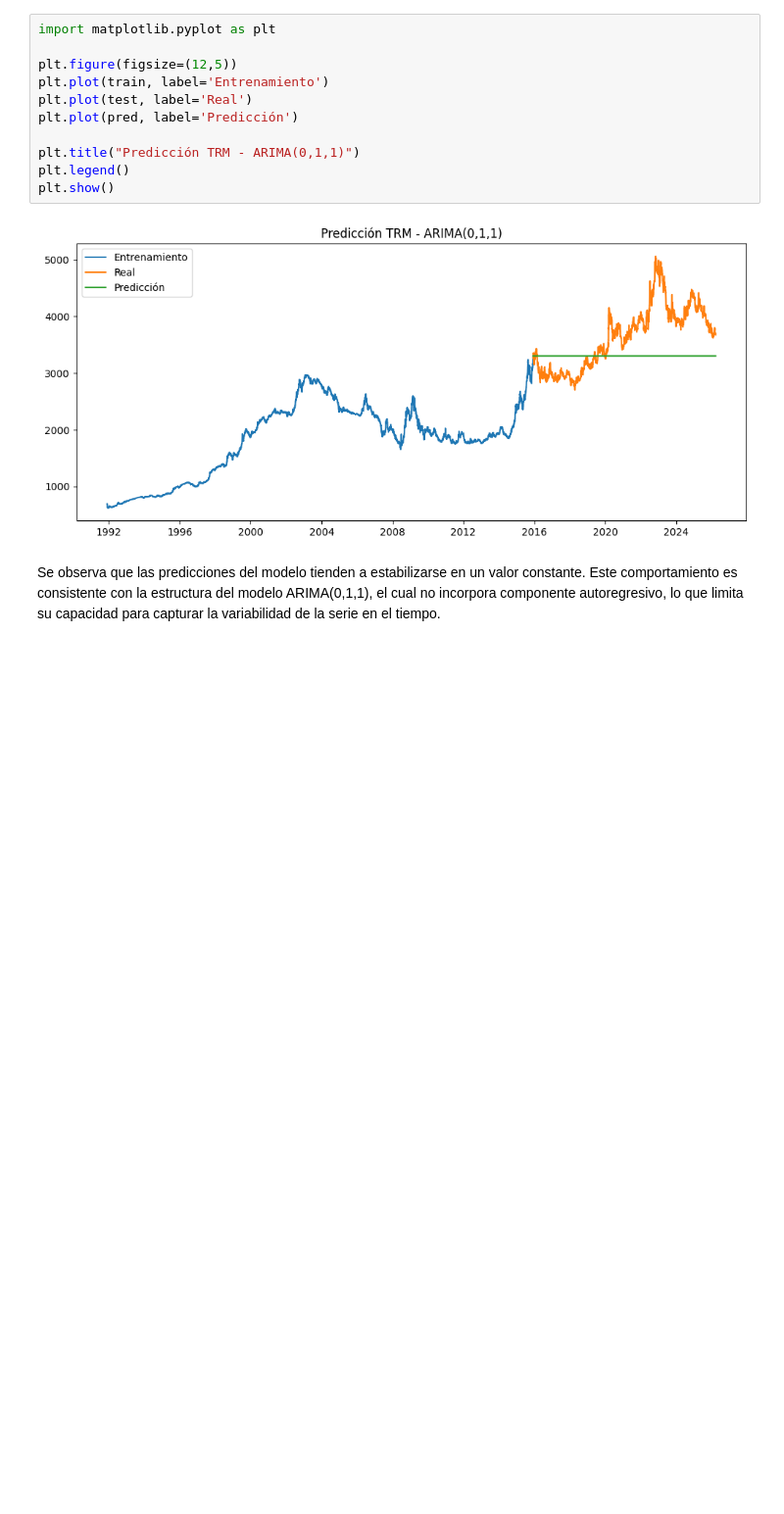
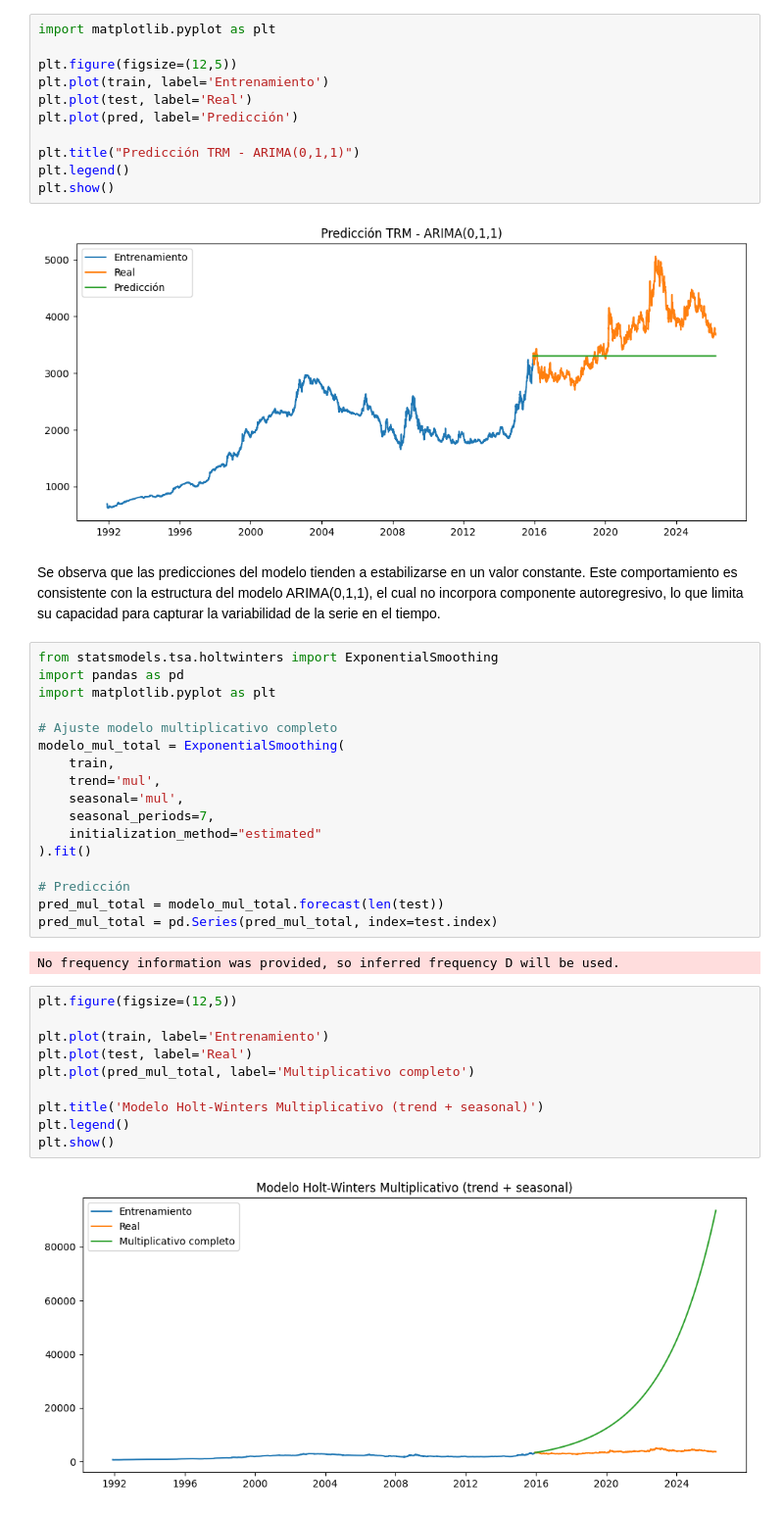
Before and after one commit to carlosvasquez3/M.Sc.-in-Data-Science, a Jupyter notebook: Estadística/TRM.ipynb, the cells around one changed output. Shown at 98% size. Drawn from its saved outputs; the diff is of its cells as text; blank space fills up the shorter version.

```diff
--- a/Estadística/TRM.ipynb
+++ b/Estadística/TRM.ipynb
@@ -500,3 +500,34 @@ plt.show()
 [figure]
 # %% [markdown]
 Se observa que las predicciones del modelo tienden a estabilizarse en un valor constante. Este comportamiento es consistente con la estructura del modelo ARIMA(0,1,1), el cual no incorpora componente autoregresivo, lo que limita su capacidad para capturar la variabilidad de la serie en el tiempo.
+# %%
+from statsmodels.tsa.holtwinters import ExponentialSmoothing
+import pandas as pd
+import matplotlib.pyplot as plt
+
+# Ajuste modelo multiplicativo completo
+modelo_mul_total = ExponentialSmoothing(
+    train,
+    trend='mul',
+    seasonal='mul',
+    seasonal_periods=7,
+    initialization_method="estimated"
+).fit()
+
+# Predicción
+pred_mul_total = modelo_mul_total.forecast(len(test))
+pred_mul_total = pd.Series(pred_mul_total, index=test.index)
+# %% [output]
+No frequency information was provided, so inferred frequency D will be used.
+# %%
+plt.figure(figsize=(12,5))
+
+plt.plot(train, label='Entrenamiento')
+plt.plot(test, label='Real')
+plt.plot(pred_mul_total, label='Multiplicativo completo')
+
+plt.title('Modelo Holt-Winters Multiplicativo (trend + seasonal)')
+plt.legend()
+plt.show()
+# %% [output]
+[figure, added]
```
Also changed, not shown: parts of 2 cells of this notebook.
